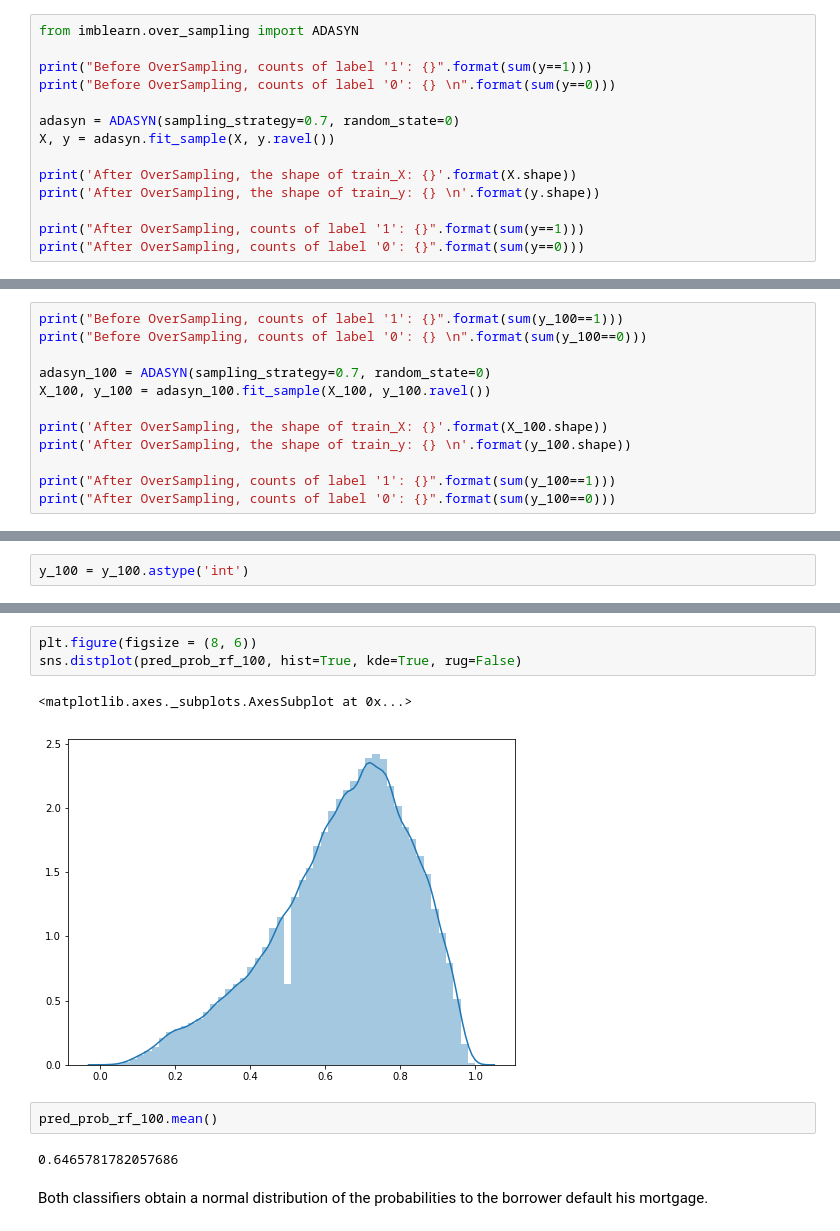
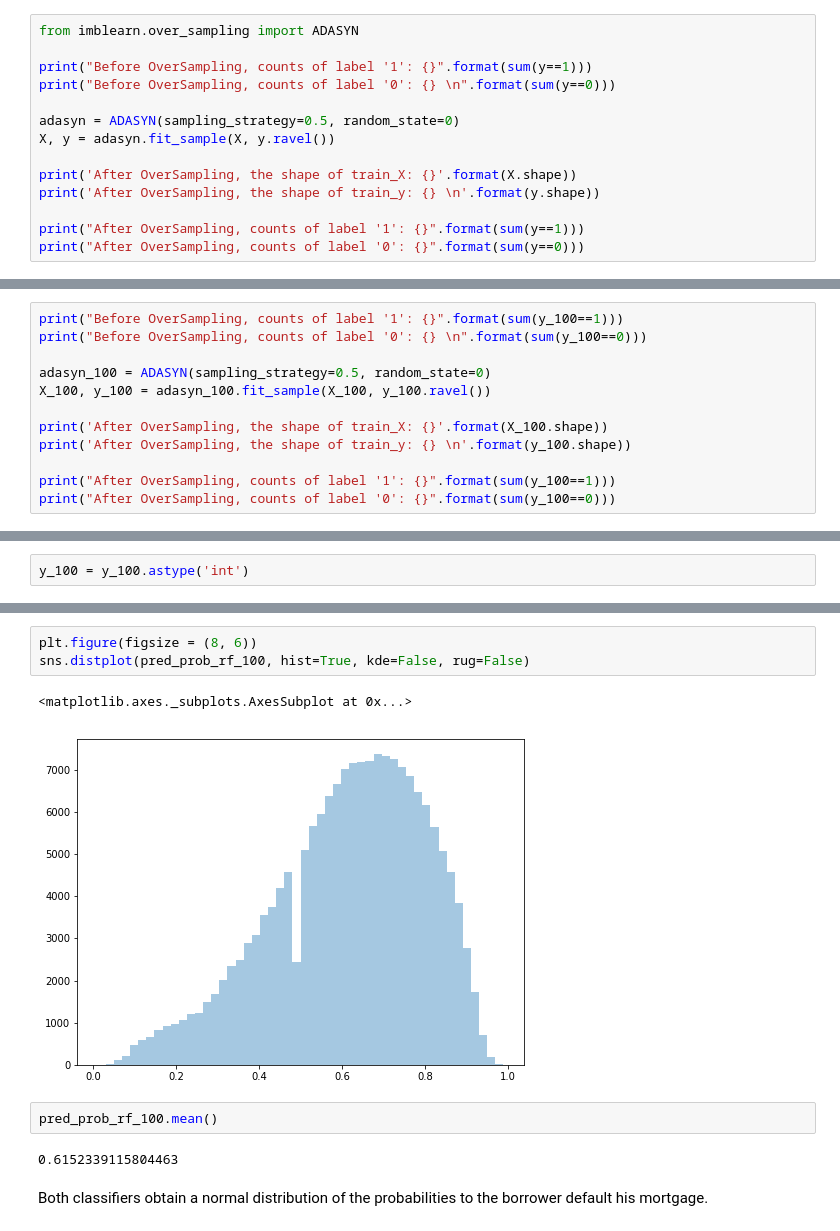
Before and after one commit to lucastravi/mortgage_backed_securities, a Jupyter notebook: mortgage_back_securities.ipynb, the cells around one changed output, grey strips where cells are left out. Drawn from its saved outputs; the diff is of its cells as text.

```diff
--- a/mortgage_back_securities.ipynb
+++ b/mortgage_back_securities.ipynb
@@ -551,7 +551,7 @@ from imblearn.over_sampling import ADASYN
 print("Before OverSampling, counts of label '1': {}".format(sum(y==1)))
 print("Before OverSampling, counts of label '0': {} \n".format(sum(y==0)))
 
-adasyn = ADASYN(sampling_strategy=0.7, random_state=0)
+adasyn = ADASYN(sampling_strategy=0.5, random_state=0)
 X, y = adasyn.fit_sample(X, y.ravel())
 
 print('After OverSampling, the shape of train_X: {}'.format(X.shape))
@@ -865,7 +865,7 @@ X = scaler.fit_transform(X_100)
 print("Before OverSampling, counts of label '1': {}".format(sum(y_100==1)))
 print("Before OverSampling, counts of label '0': {} \n".format(sum(y_100==0)))
 
-adasyn_100 = ADASYN(sampling_strategy=0.7, random_state=0)
+adasyn_100 = ADASYN(sampling_strategy=0.5, random_state=0)
 X_100, y_100 = adasyn_100.fit_sample(X_100, y_100.ravel())
 
 print('After OverSampling, the shape of train_X: {}'.format(X_100.shape))
@@ -1030,13 +1031,13 @@ log_loss(y_prob, pred_prob_rf_100)
 # %%
 plt.figure(figsize = (8, 6))
-sns.distplot(pred_prob_rf_100, hist=True, kde=True, rug=False)
+sns.distplot(pred_prob_rf_100, hist=True, kde=False, rug=False)
 # %% [output]
 <matplotlib.axes._subplots.AxesSubplot at 0x...>
-[figure, old version]
+[figure, new version]
 # %%
 pred_prob_rf_100.mean()
 # %% [output]
-0.6465781782057686
+0.6152339115804463
 # %% [markdown]
 Both classifiers obtain a normal distribution of the probabilities to the borrower default his mortgage.
 # %% [markdown]
```
Also changed, not shown: parts of 27 cells of this notebook, 1 other file.
